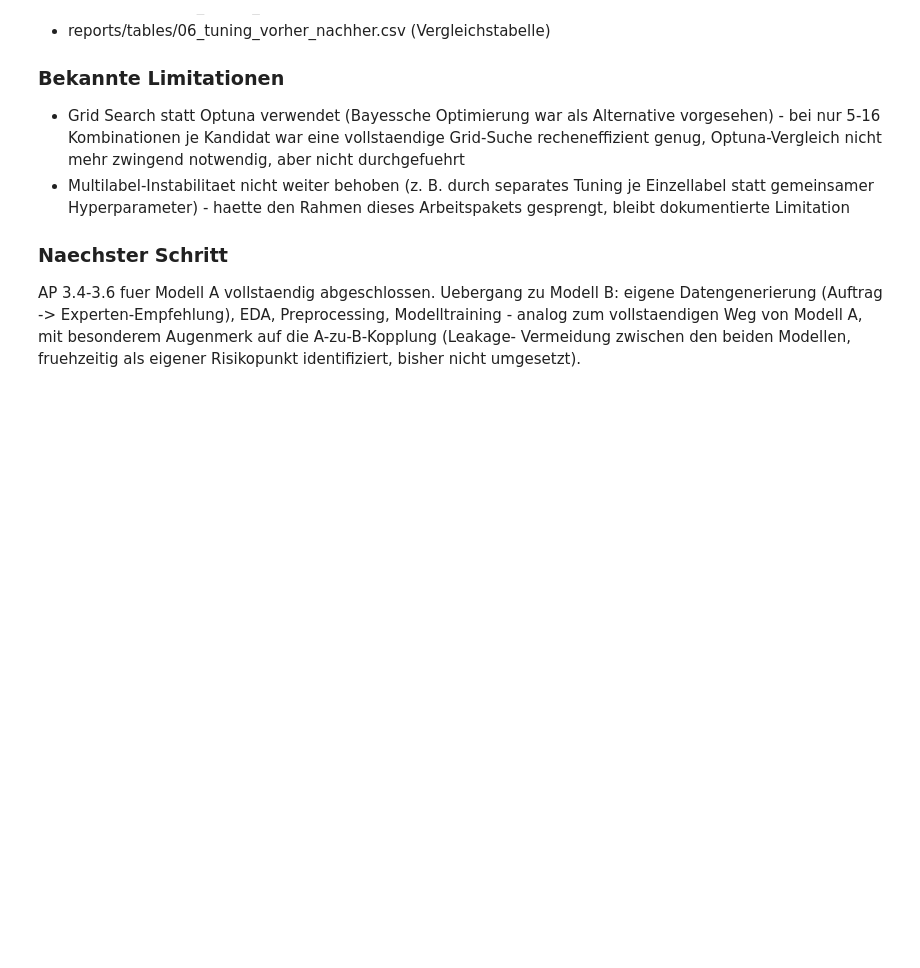
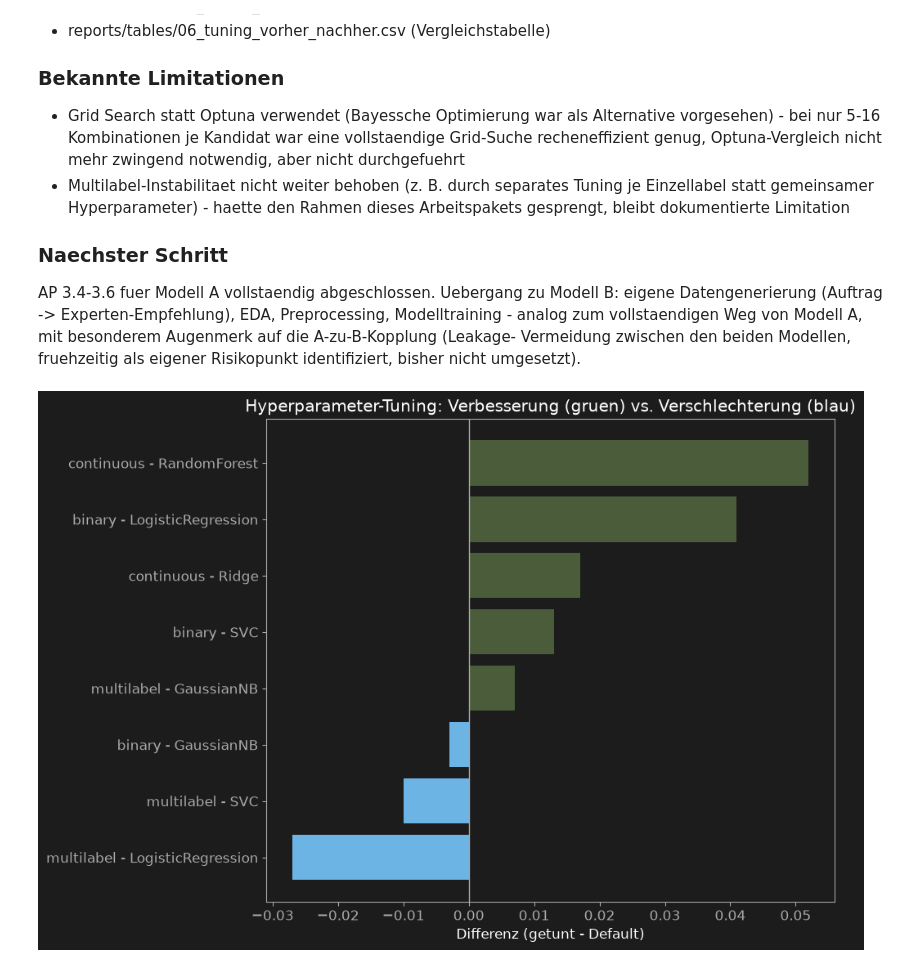
Before and after one commit to AwaTekoete/_MyExtrusionML_Synthetisch, a Jupyter notebook: notebooks/06_hyperparameter_tuning_model_a.ipynb, the cells around one changed output. Saved outputs shown, nothing was run; the diff lists cells and outputs as text; code cells hidden in the pictures; blank space fills up the shorter version.

Commit message:
feat: add Grafik 3 tuning overlay - clear visual confirmation of binary improvement vs. continuous/multilabel degradation

```diff
--- a/notebooks/06_hyperparameter_tuning_model_a.ipynb
+++ b/notebooks/06_hyperparameter_tuning_model_a.ipynb
@@ -538,3 +538,24 @@ EDA, Preprocessing, Modelltraining - analog zum vollstaendigen Weg von
 Modell A, mit besonderem Augenmerk auf die A-zu-B-Kopplung (Leakage-
 Vermeidung zwischen den beiden Modellen, fruehzeitig als eigener
 Risikopunkt identifiziert, bisher nicht umgesetzt).
+# %%
+# =============================================================================
+# Zelle 08 – Grafik: Vorher-Nachher-Vergleich (Default vs. getunte Hyperparameter)
+# =============================================================================
+vergleich_df = pd.read_csv("../reports/tables/06_tuning_vorher_nachher.csv")
+
+fig, ax = plt.subplots(figsize=(10, 7))
+vergleich_sortiert = vergleich_df.sort_values("differenz")
+labels = vergleich_sortiert["zielgroesse"] + " - " + vergleich_sortiert["modell"]
+farben = [COLOR_GREEN if d >= 0 else COLOR_BLUE for d in vergleich_sortiert["differenz"]]
+
+ax.barh(labels, vergleich_sortiert["differenz"], color=farben)
+ax.axvline(0, color=COLOR_TEXT_MUTED, linewidth=1)
+ax.set_xlabel("Differenz (getunt - Default)")
+ax.set_title("Hyperparameter-Tuning: Verbesserung (gruen) vs. Verschlechterung (blau)")
+
+plt.tight_layout()
+save_figure(fig, "../reports/figures/06_tuning_vorher_nachher.png")
+plt.show()
+# %% [output]
+[figure, added]
```
Also changed, not shown: parts of 4 cells of this notebook.
